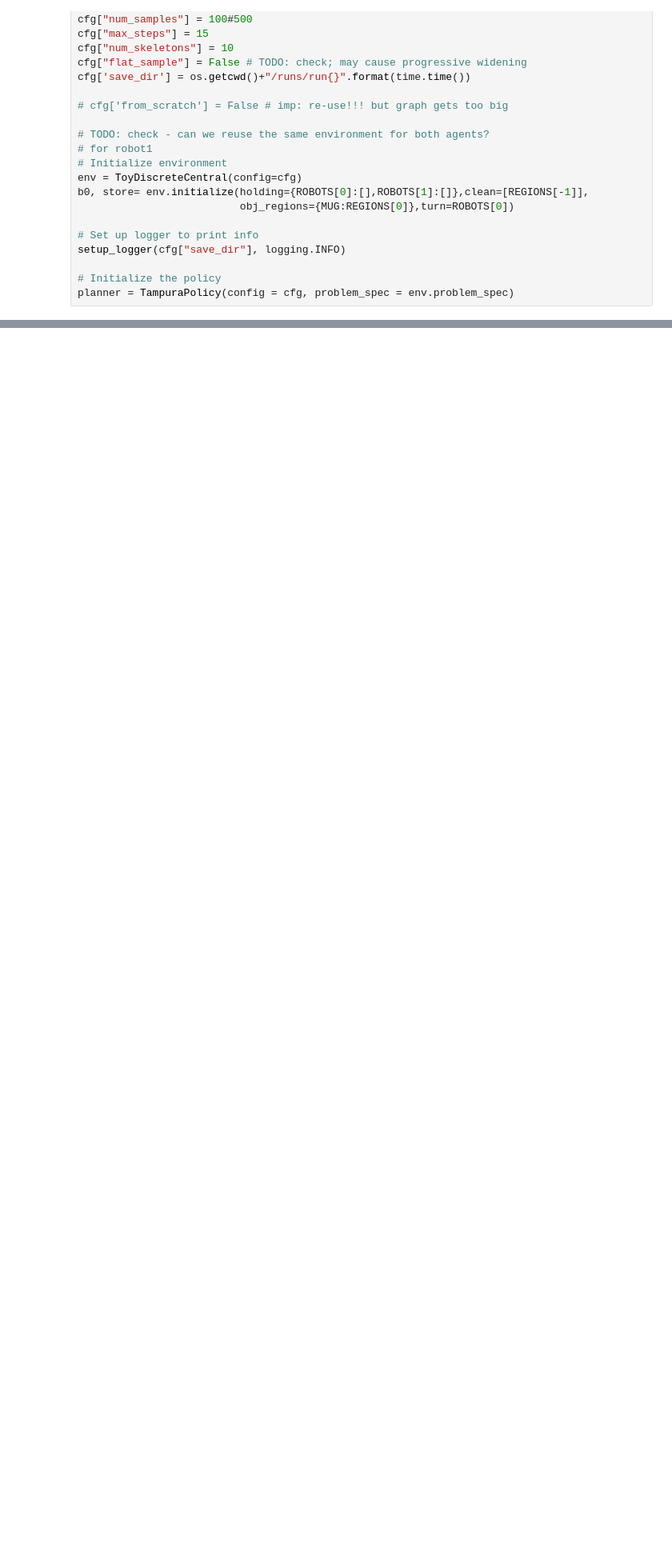
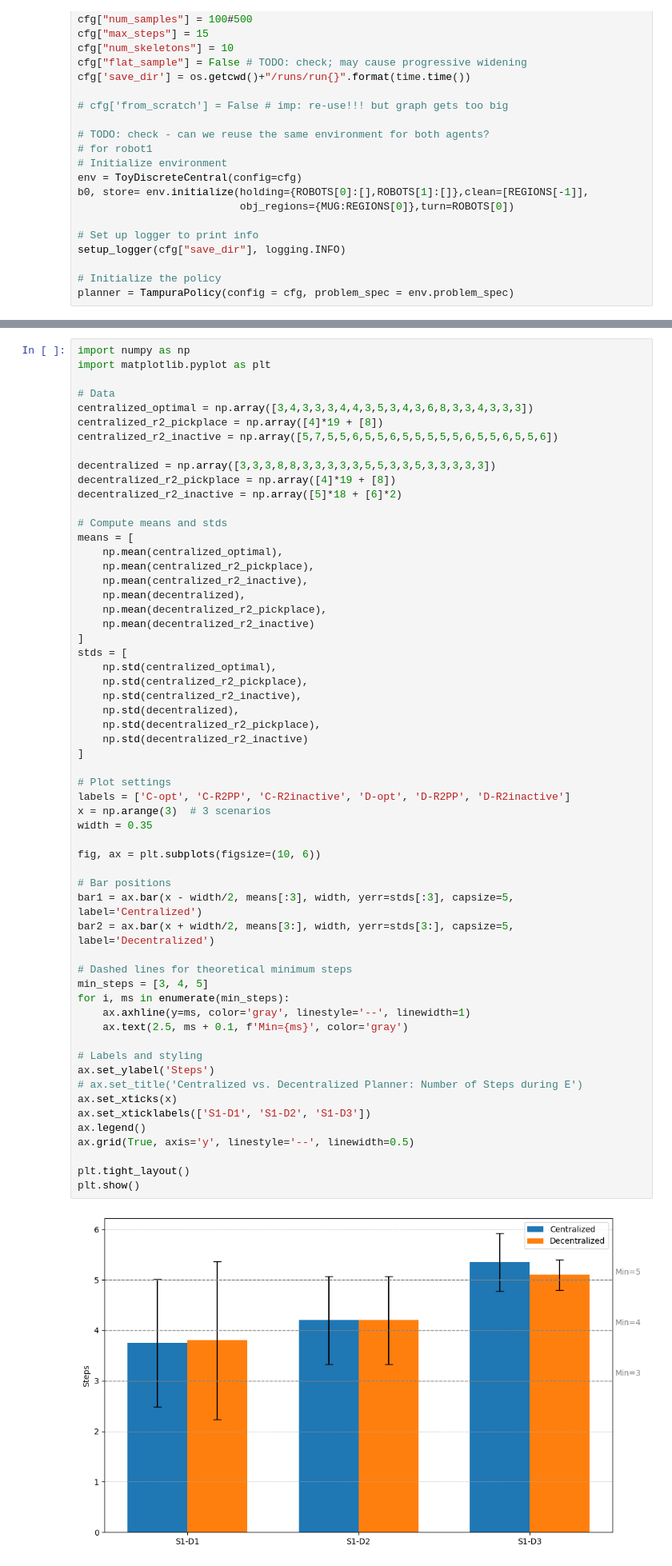
Before and after one commit to akansha2001/tamp_multi_agent, a Jupyter notebook: notebooks/clean_baseline.ipynb, the cells around one changed output, grey strips where cells are left out. Shown at 80% size. Drawn from its saved outputs; the diff is of its cells as text; blank space fills up the shorter version.

Commit message:
non deterministic centralized baseline + graphs

```diff
--- a/notebooks/clean_baseline.ipynb
+++ b/notebooks/clean_baseline.ipynb
@@ -346,0 +676,60 @@ goal achieved
+# %%
+import numpy as np
+import matplotlib.pyplot as plt
+
+# Data
+centralized_optimal = np.array([3,4,3,3,3,4,4,3,5,3,4,3,6,8,3,3,4,3,3,3])
+centralized_r2_pickplace = np.array([4]*19 + [8])
+centralized_r2_inactive = np.array([5,7,5,5,6,5,5,6,5,5,5,5,5,6,5,5,6,5,5,6])
+
+decentralized = np.array([3,3,3,8,8,3,3,3,3,3,5,5,3,3,5,3,3,3,3,3])
+decentralized_r2_pickplace = np.array([4]*19 + [8])
+decentralized_r2_inactive = np.array([5]*18 + [6]*2)
+
+# Compute means and stds
+means = [
+    np.mean(centralized_optimal),
+    np.mean(centralized_r2_pickplace),
+    np.mean(centralized_r2_inactive),
+    np.mean(decentralized),
+    np.mean(decentralized_r2_pickplace),
+    np.mean(decentralized_r2_inactive)
+]
+stds = [
+    np.std(centralized_optimal),
+    np.std(centralized_r2_pickplace),
+    np.std(centralized_r2_inactive),
+    np.std(decentralized),
+    np.std(decentralized_r2_pickplace),
+    np.std(decentralized_r2_inactive)
+]
+
+# Plot settings
+labels = ['C-opt', 'C-R2PP', 'C-R2inactive', 'D-opt', 'D-R2PP', 'D-R2inactive']
+x = np.arange(3)  # 3 scenarios
+width = 0.35
+
+fig, ax = plt.subplots(figsize=(10, 6))
+
+# Bar positions
+bar1 = ax.bar(x - width/2, means[:3], width, yerr=stds[:3], capsize=5, label='Centralized')
+bar2 = ax.bar(x + width/2, means[3:], width, yerr=stds[3:], capsize=5, label='Decentralized')
+
+# Dashed lines for theoretical minimum steps
+min_steps = [3, 4, 5]
+for i, ms in enumerate(min_steps):
+    ax.axhline(y=ms, color='gray', linestyle='--', linewidth=1)
+    ax.text(2.5, ms + 0.1, f'Min={ms}', color='gray')
+
+# Labels and styling
+ax.set_ylabel('Steps')
+# ax.set_title('Centralized vs. Decentralized Planner: Number of Steps during E')
+ax.set_xticks(x)
+ax.set_xticklabels(['S1-D1', 'S1-D2', 'S1-D3'])
+ax.legend()
+ax.grid(True, axis='y', linestyle='--', linewidth=0.5)
+
+plt.tight_layout()
+plt.show()
+# %% [output]
+[figure, added]
```
Also changed, not shown: parts of 9 cells of this notebook, 1 other file.
